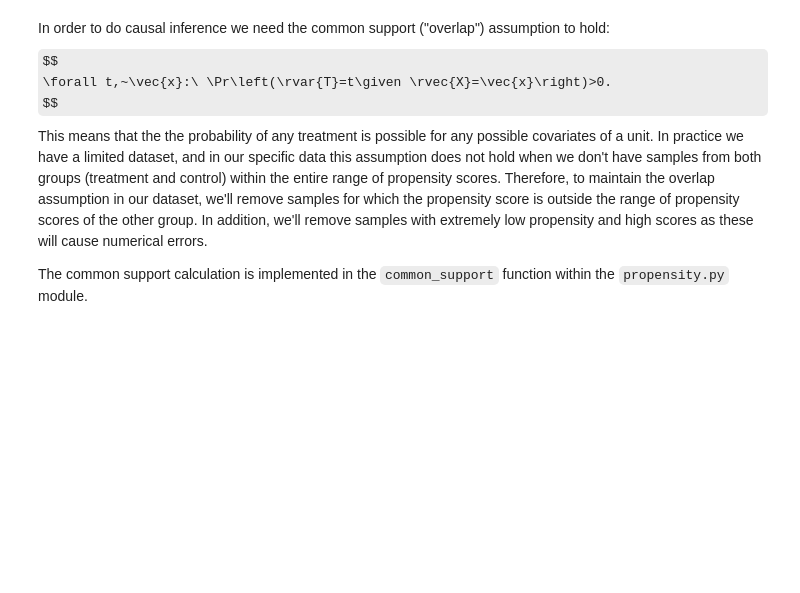
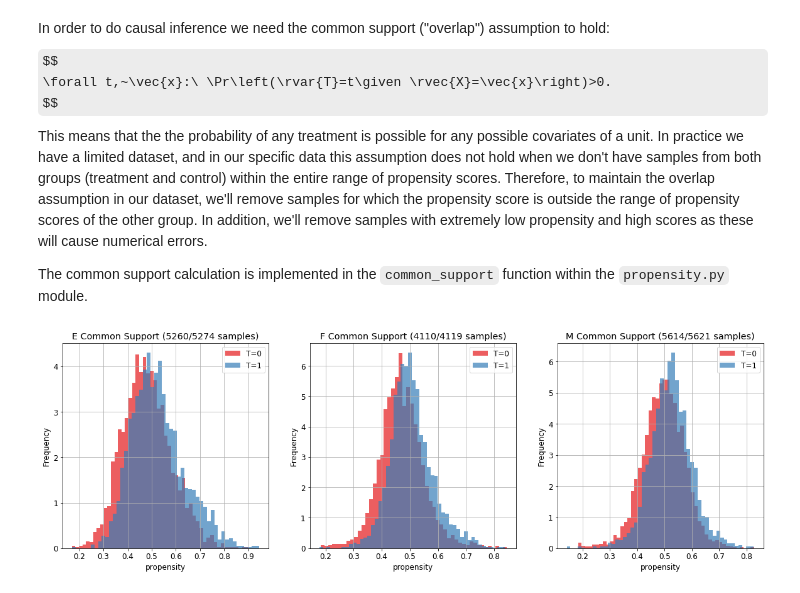
Before and after one commit to avivrosenberg/causal-inference-hw, a Jupyter notebook: proj/ci-proj.ipynb, the cells around one changed output. Cells and saved outputs as stored; diff of their text form; code cells hidden in the pictures; some formulas as TeX source; blank space fills up the shorter version.

```diff
--- a/proj/ci-proj.ipynb
+++ b/proj/ci-proj.ipynb
@@ -344,31 +289,34 @@ In addition, we'll remove samples with extremely low propensity and high scores
 
 The common support calculation is implemented in the `common_support` function within the `propensity.py` module.
 # %%
-from ci.propensity import common_support
+from proj.ci.propensity import common_support
 
 # Select 'logistic' as the propensity method for all datasets
 prop_methods = ('logistic', 'logistic', 'logistic')
 cs_threshold = 5e-2 # 5%/95%
 
 # We'll save the dataframes after removing samples outside common support
 datasets_cs = {}
 
-fig, ax = plt.subplots(nrows=1, ncols=len(dataframes), figsize=(20, 6))
+fig, ax = plt.subplots(nrows=1, ncols=len(datasets), figsize=(20, 6))
 for i, (dataset_name, df) in enumerate(datasets.items()):
     # Copy the dataset and add a propesity column based on the selected method
     df = df.copy()
-    df['propensity'] = df_propensity[(dataset_name, prop_methods[i])].values
+#     df['propensity'] = df_propensity[(dataset_name, prop_methods[i])].values
+    df['propensity'] = dataset_propensities[dataset_name, prop_methods[i]]
 
     # Get common support indices and remove outlying samples
     idx_common = common_support(df['T'].to_numpy(), df['propensity'].to_numpy(),
                                 min_thresh=cs_threshold, max_thresh=1-cs_threshold)
     df = df[idx_common]
 
     # Save the df with removed samples
     datasets_cs[dataset_name] = df
 
     groups = df.groupby('T')
     groups['propensity'].plot(kind='hist', sharex=True, alpha=0.7, bins=50, ax=ax[i], density=True)
     ax[i].set_xlabel('propensity'); ax[i].grid(True); ax[i].legend([f'T=0','T=1'])
     ax[i].set_title(f'{dataset_name} Common Support ({len(df)}/{len(datasets[dataset_name])} samples)')
+# %% [output]
+[figure, added]
 # %%
```
Also changed, not shown: parts of 21 cells of this notebook.
